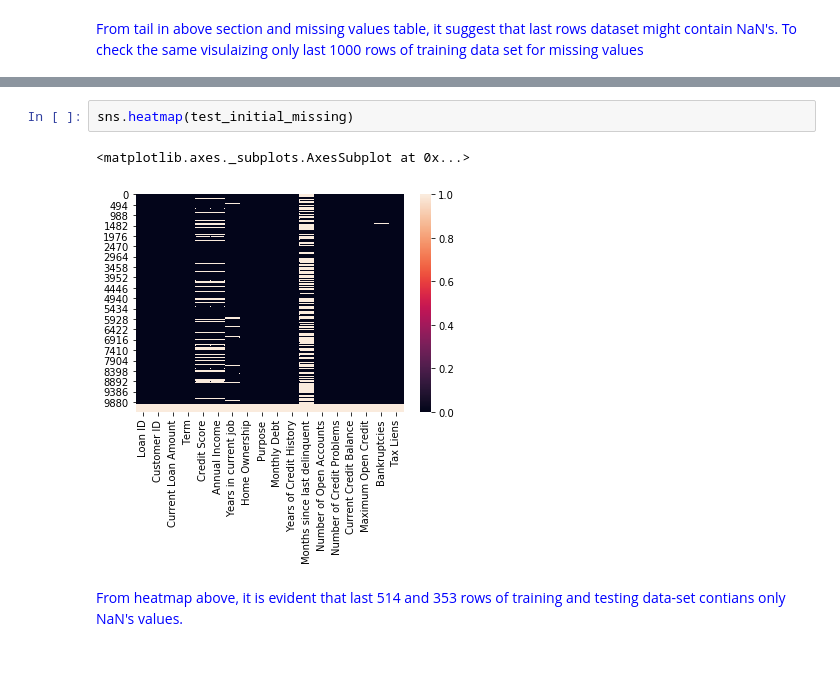
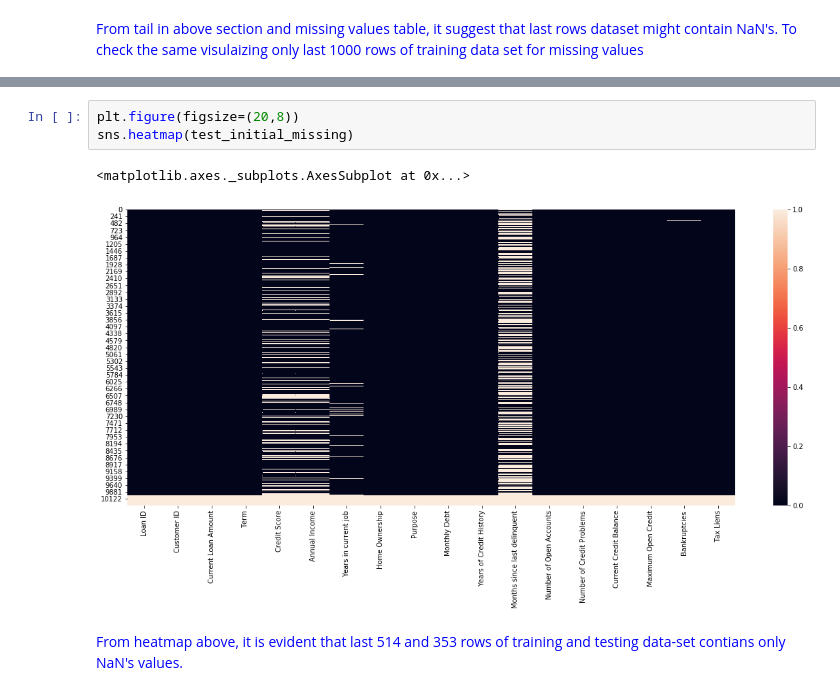
Before and after one commit to sobil-dalal/LoanStatusPredictiveAnalysis, a Jupyter notebook: PredictiveAnalysisProject.ipynb, the cells around one changed output, grey strips where cells are left out. Saved outputs shown, nothing was run; the diff lists cells and outputs as text; blank space fills up the shorter version.

```diff
--- a/PredictiveAnalysisProject.ipynb
+++ b/PredictiveAnalysisProject.ipynb
@@ -396,8 +398,9 @@ sns.heatmap(train_initial_missing[-1000:][:])
-# %%
-sns.heatmap(test_initial_missing)
-# %% [output]
-<matplotlib.axes._subplots.AxesSubplot at 0x...>
-[figure, removed]
+# %%
+plt.figure(figsize=(20,8))
+sns.heatmap(test_initial_missing)
+# %% [output]
+<matplotlib.axes._subplots.AxesSubplot at 0x...>
+[figure, added]
 # %% [markdown]
 <font color='blue'>
 From heatmap above, it is evident that last 514 and 353 rows of training and testing data-set contians only NaN's values.
```
Also changed, not shown: parts of 26 cells of this notebook, 2 other files.
